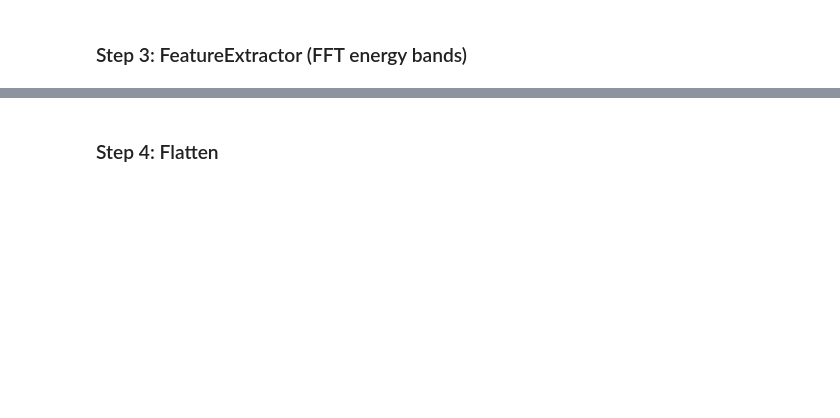
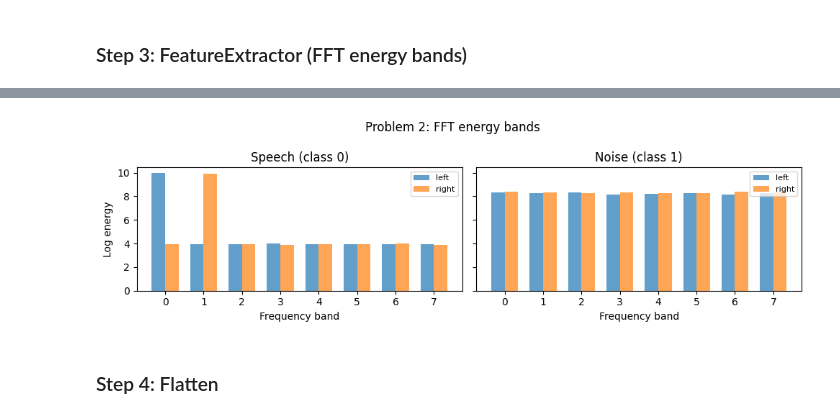
Before and after one commit to kontogiannisg/tensorts, a Jupyter notebook: test_sklearn_compat_problems.ipynb, the cells around one changed output, grey strips where cells are left out. Cells and saved outputs as stored; diff of their text form; code cells hidden in the pictures; blank space fills up the shorter version.

```diff
--- a/test_sklearn_compat_problems.ipynb
+++ b/test_sklearn_compat_problems.ipynb
@@ -427,23 +433,25 @@ print(f"After FFT bands: {X3.shape}, dims={X3.dims}")
 # %%
 # Plot: bar chart of 8 frequency bands for speech vs noise sample
 fig, axes = plt.subplots(1, 2, figsize=(10, 3), sharey=True)
 for ax_idx, (sample_idx, label_name) in enumerate([(0, "Speech (class 0)"), (1, "Noise (class 1)")]):
-    sample = X3[sample_idx].data
+    sample = X3[sample_idx].data[0]
     if sample.ndim == 2:
         n_bands = sample.shape[0]
         x_pos = np.arange(n_bands)
         width = 0.35
         axes[ax_idx].bar(x_pos - width/2, sample[:, 0], width, label="left", alpha=0.7)
         axes[ax_idx].bar(x_pos + width/2, sample[:, 1], width, label="right", alpha=0.7)
     else:
         axes[ax_idx].bar(range(len(sample)), sample, alpha=0.7)
     axes[ax_idx].set_title(label_name)
     axes[ax_idx].set_xlabel("Frequency band")
     axes[ax_idx].legend(fontsize=8)
 axes[0].set_ylabel("Log energy")
 plt.suptitle("Problem 2: FFT energy bands", fontsize=12)
 plt.tight_layout()
 plt.show()
+# %% [output]
+[figure, added]
 # %% [markdown]
 ### Step 4: Flatten
 # %%
```
Also changed, not shown: parts of 32 cells of this notebook.
